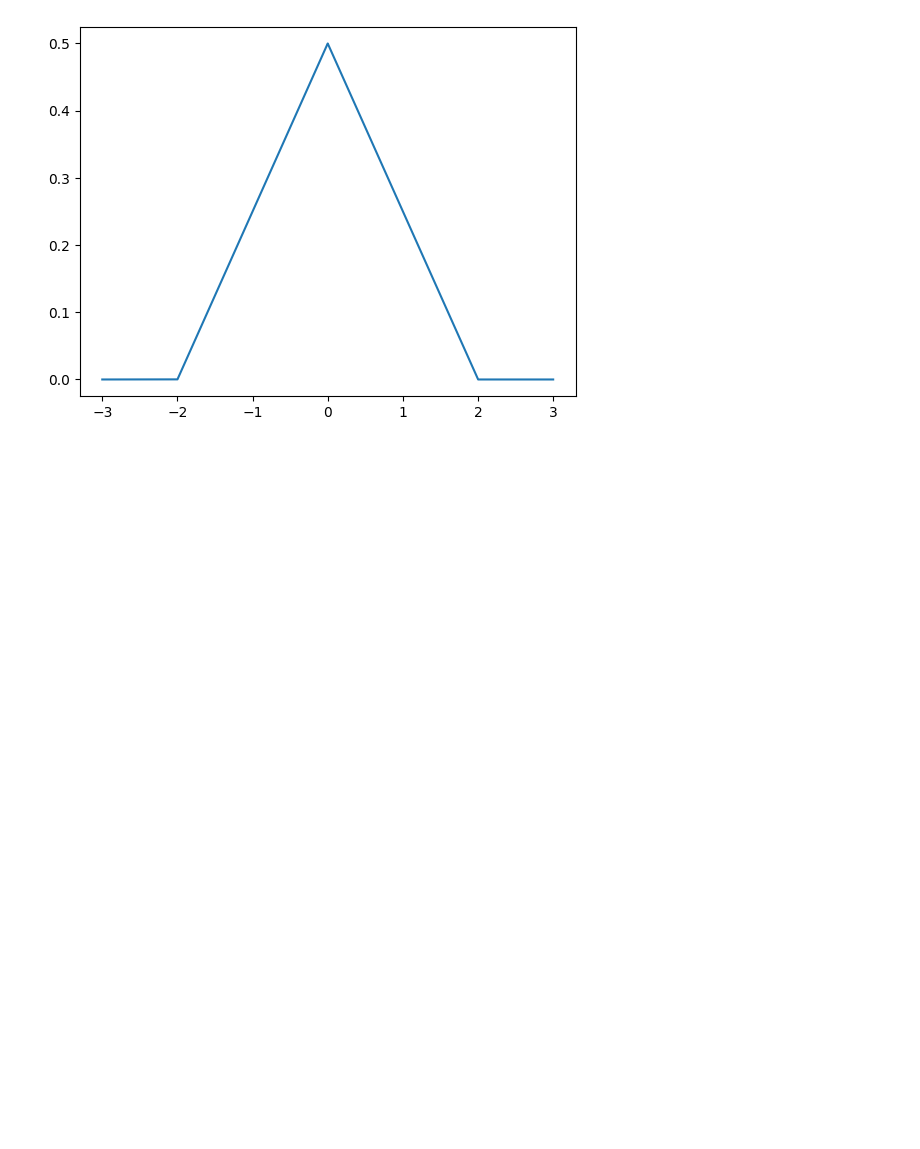
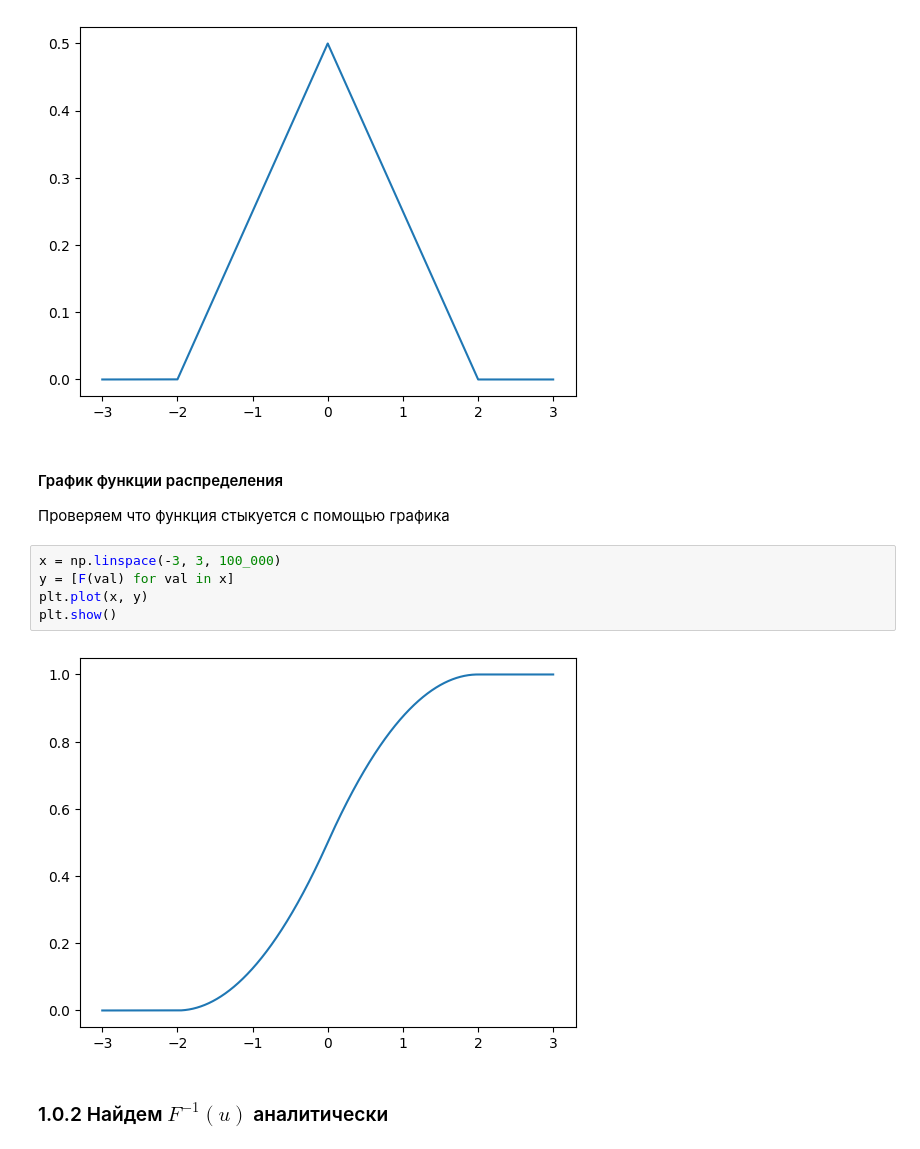
Before and after one commit to snailUlitka/probability_theory, a Jupyter notebook: src/volume_2.ipynb, the cells around one changed output. Saved outputs shown, nothing was run; the diff lists cells and outputs as text; blank space fills up the shorter version.

```diff
--- a/src/volume_2.ipynb
+++ b/src/volume_2.ipynb
@@ -87,3 +109,15 @@ plt.plot(x, y)
 plt.show()
 # %% [output]
 [figure]
+# %% [markdown]
+#### График функции распределения
+Проверяем что функция стыкуется с помощью графика
+# %%
+x = np.linspace(-3, 3, 100_000)
+y = [F(val) for val in x]
+plt.plot(x, y)
+plt.show()
+# %% [output]
+[figure, added]
+# %% [markdown]
+### 1.0.2 Найдем $F^{-1}(u)$ аналитически
```
Also changed, not shown: parts of 23 cells of this notebook.
